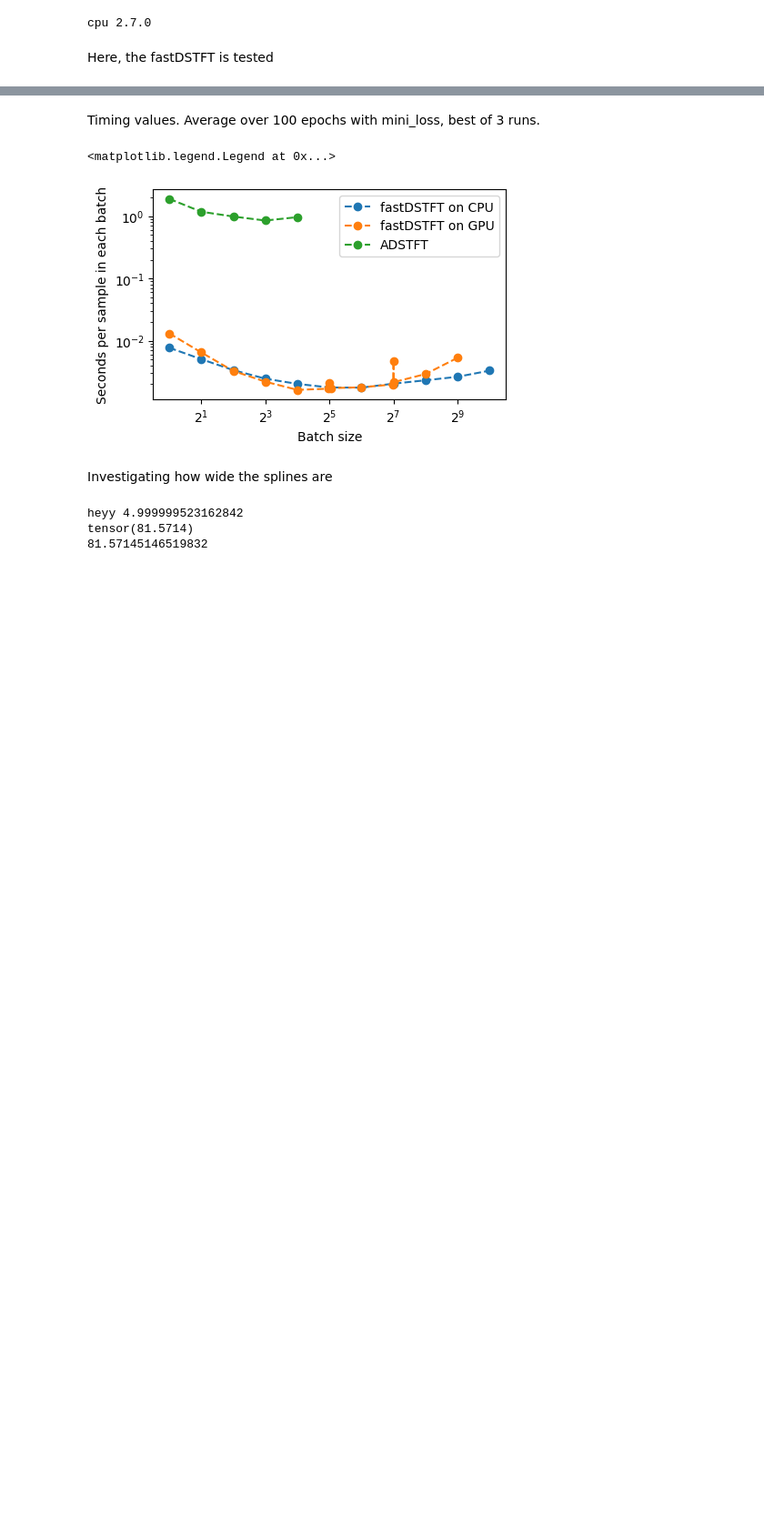
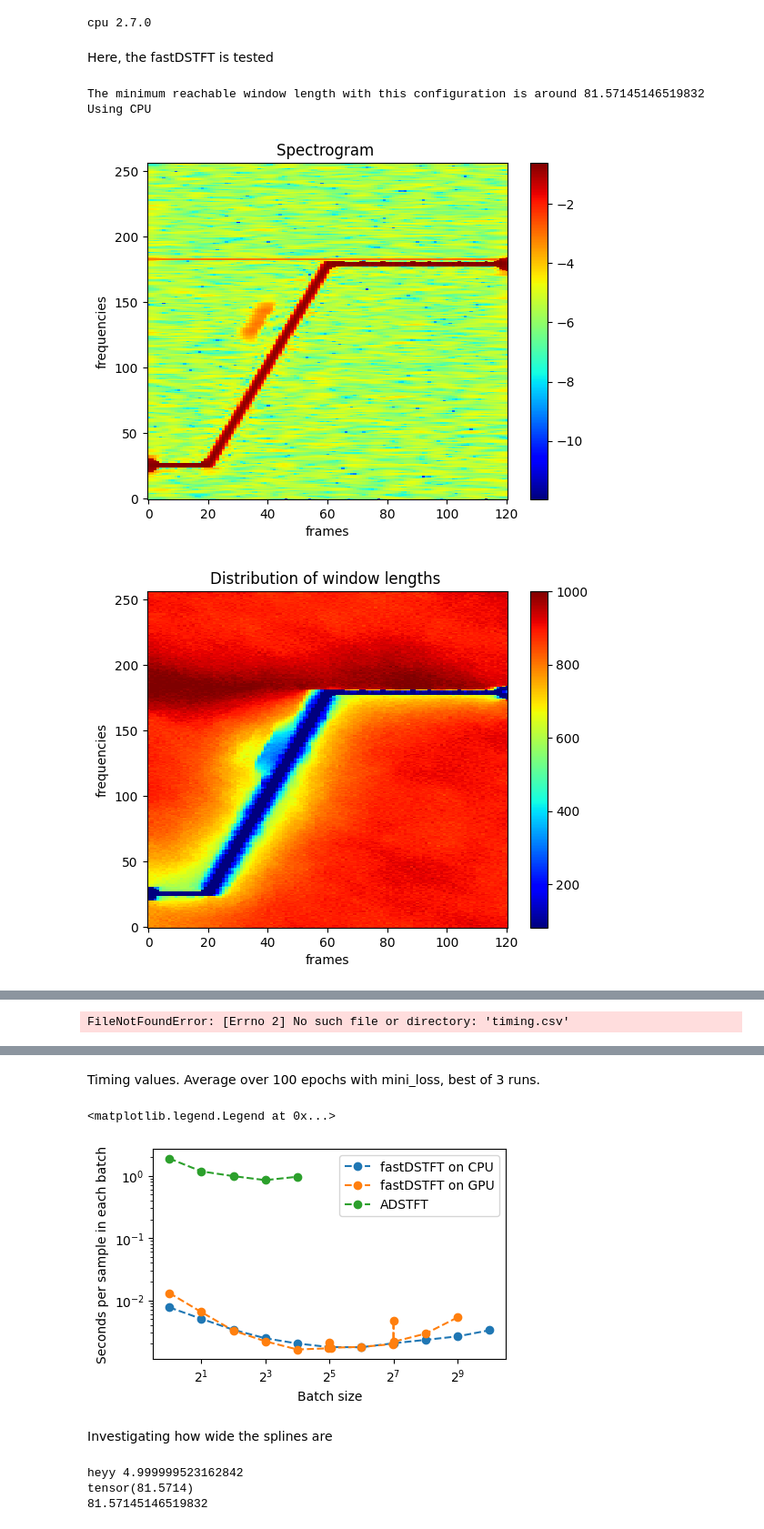
Before and after one commit to SpoketKasper/projekt-fmsn35, a Jupyter notebook: fast_dstft/notebooks/fastDSTFT.ipynb, the cells around one changed output, grey strips where cells are left out. Shown: that part at 91% size. Saved outputs shown, nothing was run; the diff lists cells and outputs as text; code cells hidden in the pictures; blank space fills up the shorter version.

```diff
--- a/fast_dstft/notebooks/fastDSTFT.ipynb
+++ b/fast_dstft/notebooks/fastDSTFT.ipynb
@@ -60,3 +60,54 @@ def time_function(f, device, time_list=None):
 cpu 2.7.0
 # %% [markdown]
 Here, the fastDSTFT is tested
+# %%
+from dstft import fastDSTFT
+from dstft import reset_timing, analyze_csv_timings
+reset_timing()
+batch_size = 64
+x = x_sample.repeat(batch_size, 1).to(device)
+dstft = fastDSTFT(n_fft=512,
+                  win_max=1000,
+                  stride=50,
+                  initial_win_length=577,
+                  window_function='beta',
+                  spline_degree = 3,
+                  padding = "same"
+                )
+with torch.no_grad():
+    spec = dstft(x)  # making one calculation to avoid initialization overhead
+initial_lr = 100.0  # 0.01, 10.0, 100.0
+params = [{'params': dstft.parameters(),'lr': initial_lr}]
+opt = torch.optim.Adam(params)
+
+if device.type=="mps":
+    print("Using MPS")
+else:
+    print("Using CPU")
+err = entropy_loss(spec) + reg* (dstft.window_lengths.diff(dim=0)[:, :-1].pow(2) + dstft.window_lengths.diff(dim=1)[:-1].pow(2) + torch.finfo(x.dtype).eps).sqrt().mean()
+
+fwtimes = []
+bwtimes = []
+for epoch in range(100):
+    #opt.zero_grad()
+    for param in dstft.parameters():
+        param.grad = None
+    spec = time_function(lambda: dstft(x), device, fwtimes)
+    err = entropy_loss(spec) + reg* (dstft.window_lengths.diff(dim=0)[:, :-1].pow(2) + dstft.window_lengths.diff(dim=1)[:-1].pow(2) + torch.finfo(x.dtype).eps).sqrt().mean()
+    time_function(lambda: err.backward(), device, bwtimes)
+    opt.step()
+    dstft.put_windows_back()
+dstft.plot(spec)
+fwtimes = np.array(fwtimes)
+bwtimes = np.array(bwtimes)
+plt.plot(fwtimes/batch_size, 'r')
+plt.plot(bwtimes/batch_size, 'b')
+plt.title((np.mean(fwtimes)+np.mean(bwtimes))/batch_size)
+plt.show()
+
+analyze_csv_timings()
+# %% [output]
+The minimum reachable window length with this configuration is around 81.57145146519832
+Using CPU
+[figure, added]
+[figure, added]
@@ -62,0 +115 @@ Here, the fastDSTFT is tested
+FileNotFoundError: [Errno 2] No such file or directory: 'timing.csv'
```
Also changed, not shown: parts of 5 cells of this notebook, 2 other files.
